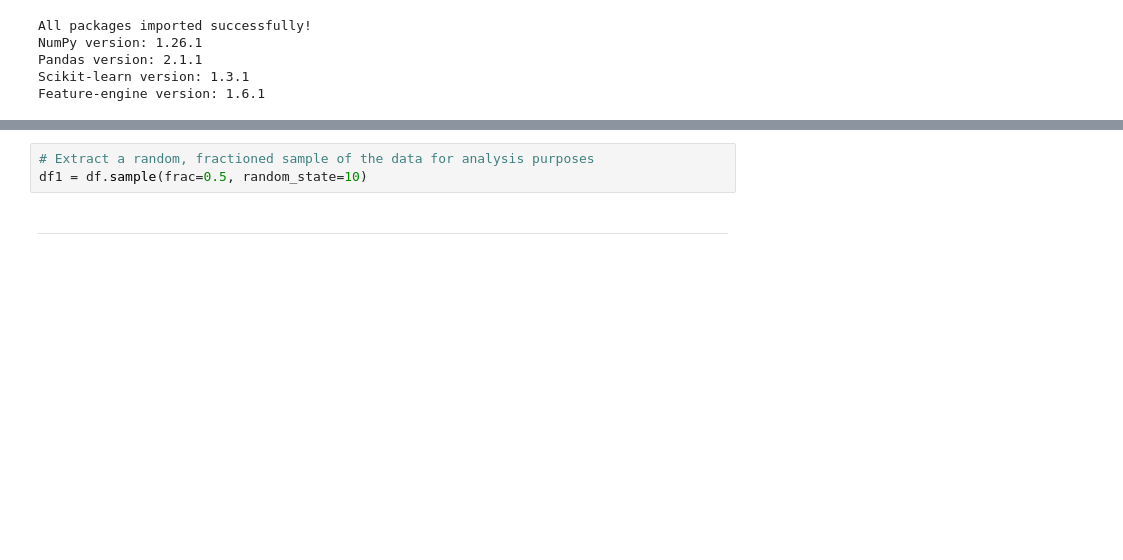
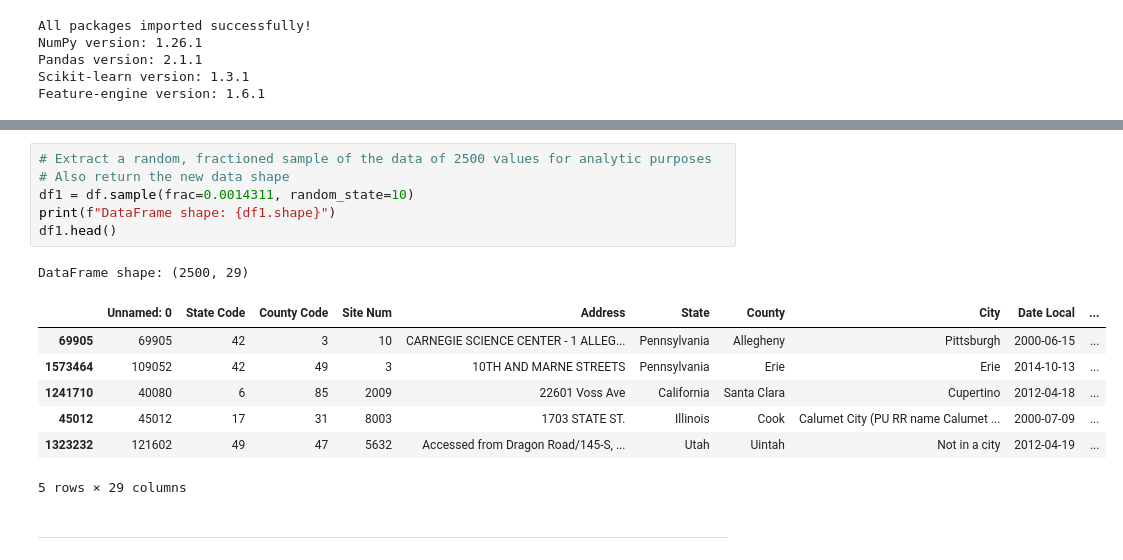
Before and after one commit to FrankiePB95/air-quality-dashboard, a Jupyter notebook: jupyter_notebooks/notebook.ipynb, the cells around one changed output, grey strips where cells are left out. Cells and saved outputs as stored; diff of their text form; blank space fills up the shorter version.

```diff
--- a/jupyter_notebooks/notebook.ipynb
+++ b/jupyter_notebooks/notebook.ipynb
@@ -79,6 +104,18 @@ df.head()
 # %%
-# Extract a random, fractioned sample of the data for analysis purposes
-df1 = df.sample(frac=0.5, random_state=10)
+# Extract a random, fractioned sample of the data of 2500 values for analytic purposes
+# Also return the new data shape
+df1 = df.sample(frac=0.0014311, random_state=10)
+print(f"DataFrame shape: {df1.shape}")
+df1.head()
+# %% [output]
+DataFrame shape: (2500, 29)
+|  | Unnamed: 0 | State Code | County Code | Site Num | Address | State | County | City | Date Local | ... |
+| 69905 | 69905 | 42 | 3 | 10 | CARNEGIE SCIENCE CENTER - 1 ALLEG... | Pennsylvania | Allegheny | Pittsburgh | 2000-06-15 | ... |
+| 1573464 | 109052 | 42 | 49 | 3 | 10TH AND MARNE STREETS | Pennsylvania | Erie | Erie | 2014-10-13 | ... |
+| 1241710 | 40080 | 6 | 85 | 2009 | 22601 Voss Ave | California | Santa Clara | Cupertino | 2012-04-18 | ... |
+| 45012 | 45012 | 17 | 31 | 8003 | 1703 STATE ST. | Illinois | Cook | Calumet City (PU RR name Calumet ... | 2000-07-09 | ... |
+| 1323232 | 121602 | 49 | 47 | 5632 | Accessed from Dragon Road/145-S, ... | Utah | Uintah | Not in a city | 2012-04-19 | ... |
+5 rows × 29 columns
 # %% [markdown]
 ---
 # %% [markdown]
```
Also changed, not shown: parts of 6 cells of this notebook.
